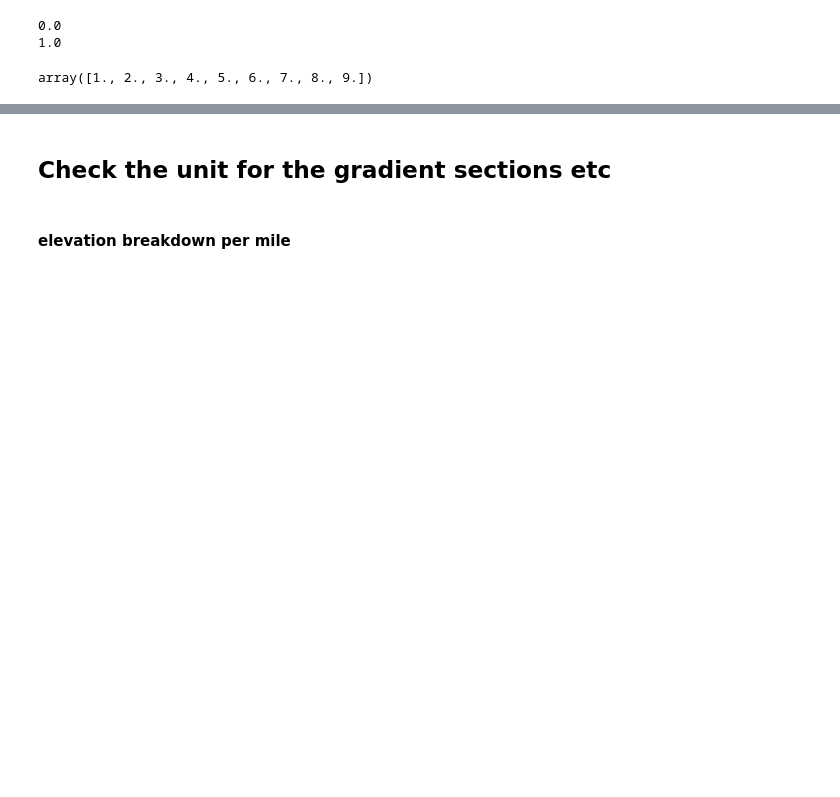
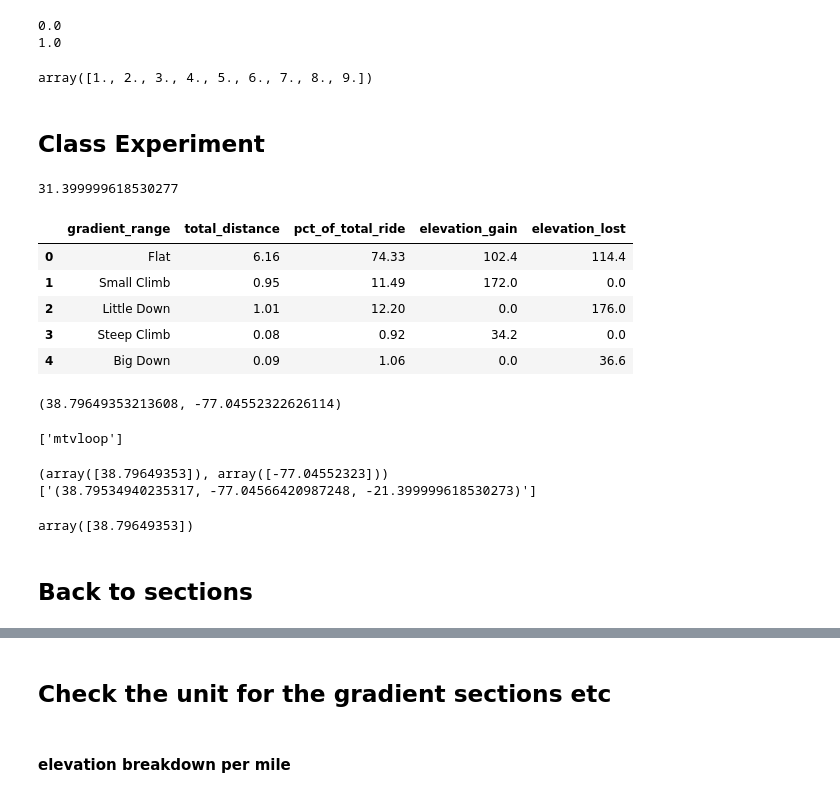
Before and after one commit to lrhf97/gpx_analysis, a Jupyter notebook: segment_creation.ipynb, the cells around one changed output, grey strips where cells are left out. Drawn from its saved outputs; the diff is of its cells as text; code cells hidden in the pictures; blank space fills up the shorter version.

```diff
--- a/segment_creation.ipynb
+++ b/segment_creation.ipynb
@@ -10,7 +10,13 @@ plt.rcParams['axes.spines.top'] = False
 plt.rcParams['axes.spines.right'] = False
 from IPython.display import display
 # %%
-df = pd.read_csv('data/df_mtv2loop.csv')
+
+import pickle
+
+df = pd.read_pickle('data/df_mtv2loopE')
+
+
+# df = pd.read_csv('data/df_mtv2loop.csv')
 df.head()
 # %% [output]
 |  | time | latitude | longitude | elevation | pointxyz | distance | mph | pace | sec_mile_pace | ... |
@@ -106,3 +104,5 @@ def mile_marker_loc(df):
         junder,jover  = find_neighbours(i, df, 'cum_distance')
         mile_markers.append(jover)
     return mile_markers
+# %% [markdown]
+## Class Experiment
@@ -108,0 +121,34 @@ def mile_marker_loc(df):
+# %%
+df['cum_elevation'].max()
+# %% [output]
+31.399999618530277
+# %%
+mygradient_details=[]
+gradient='gradient_rating'
+
+for gr_range in df[gradient].unique():
+    subset = df[df[gradient]==gr_range]
+    # Statistics
+    total_distance = subset['distance'].sum()
+    pct_of_total_run = (subset['distance'].sum()/df['distance'].sum())*100
+    elevation_gain = subset[subset['elevation_change']>0]['elevation_change'].sum()
+    elevation_lost = subset[subset['elevation_change']<0]['elevation_change'].sum()
+
+    # Save Results
+    mygradient_details.append({
+        'gradient_range': gr_range,
+        'total_distance': np.round(total_distance, 2),
+        'pct_of_total_ride': np.round(pct_of_total_run, 2),
+        'elevation_gain': np.round(elevation_gain, 2),
+        'elevation_lost': np.round(np.abs(elevation_lost), 2)
+    })
+grade_df = pd.DataFrame(mygradient_details)
+# %%
+grade_df
+# %% [output]
+|  | gradient_range | total_distance | pct_of_total_ride | elevation_gain | elevation_lost |
+| 0 | Flat | 6.16 | 74.33 | 102.4 | 114.4 |
+| 1 | Small Climb | 0.95 | 11.49 | 172.0 | 0.0 |
+| 2 | Little Down | 1.01 | 12.20 | 0.0 | 176.0 |
+| 3 | Steep Climb | 0.08 | 0.92 | 34.2 | 0.0 |
+| 4 | Big Down | 0.09 | 1.06 | 0.0 | 36.6 |
@@ -109,3 +157,25 @@ def mile_marker_loc(df):
+# %%
+mtvloop.startlat[0],mtvloop.startlon[0]
+# mtvloop.length
+# %% [output]
+(38.79649353213608, -77.04552322626114)
+# %%
+Race.RaceList
+# %% [output]
+['mtvloop']
+# %%
+# Start and finish location
+start_loc = df[df['second']==0]['latitude'].values, df[df['second']==0]['longitude'].values
+end_loc = df[df['cum_distance'] == df['cum_distance'].max()]['pointxyz'].values
+print(start_loc)
+print(end_loc)
+start_loc[0]
+# %% [output]
+(array([38.79649353]), array([-77.04552323]))
+['(38.79534940235317, -77.04566420987248, -21.399999618530273)']
+array([38.79649353])
+# %% [markdown]
+## Back to sections
 # %%
 df[df['mile_num'] == 1]
 # %% [output]
```
Also changed, not shown: parts of 5 cells of this notebook, 4 other files.
